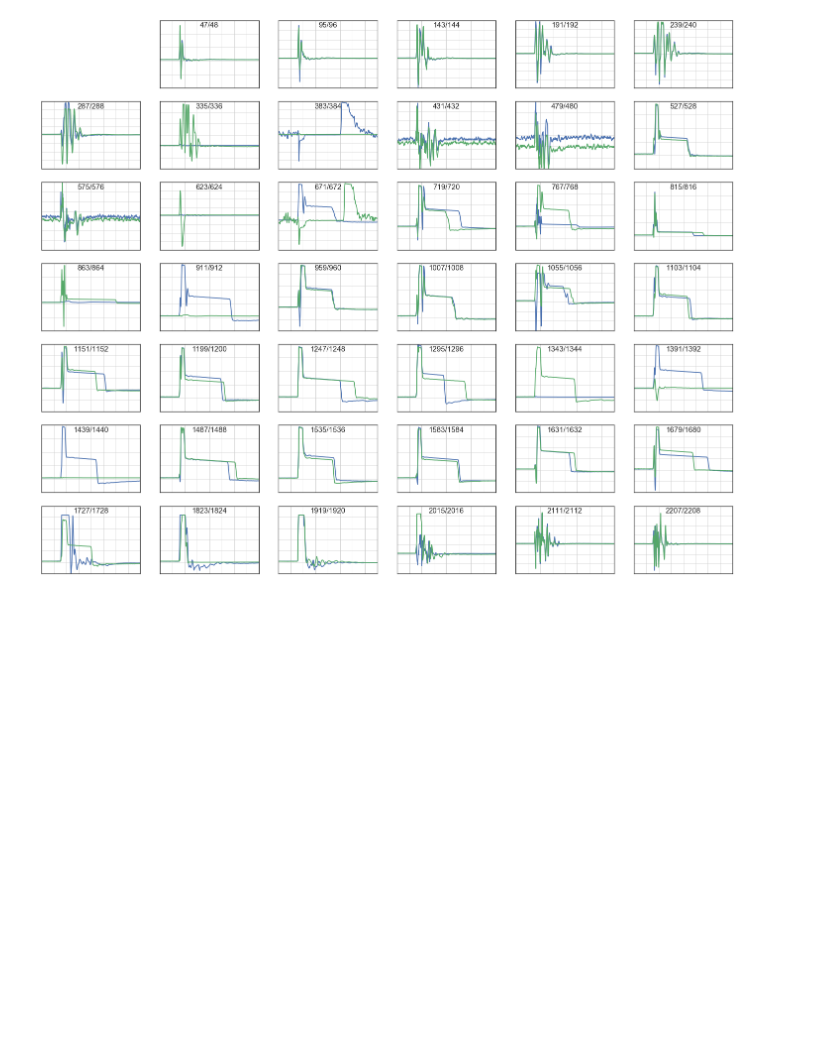
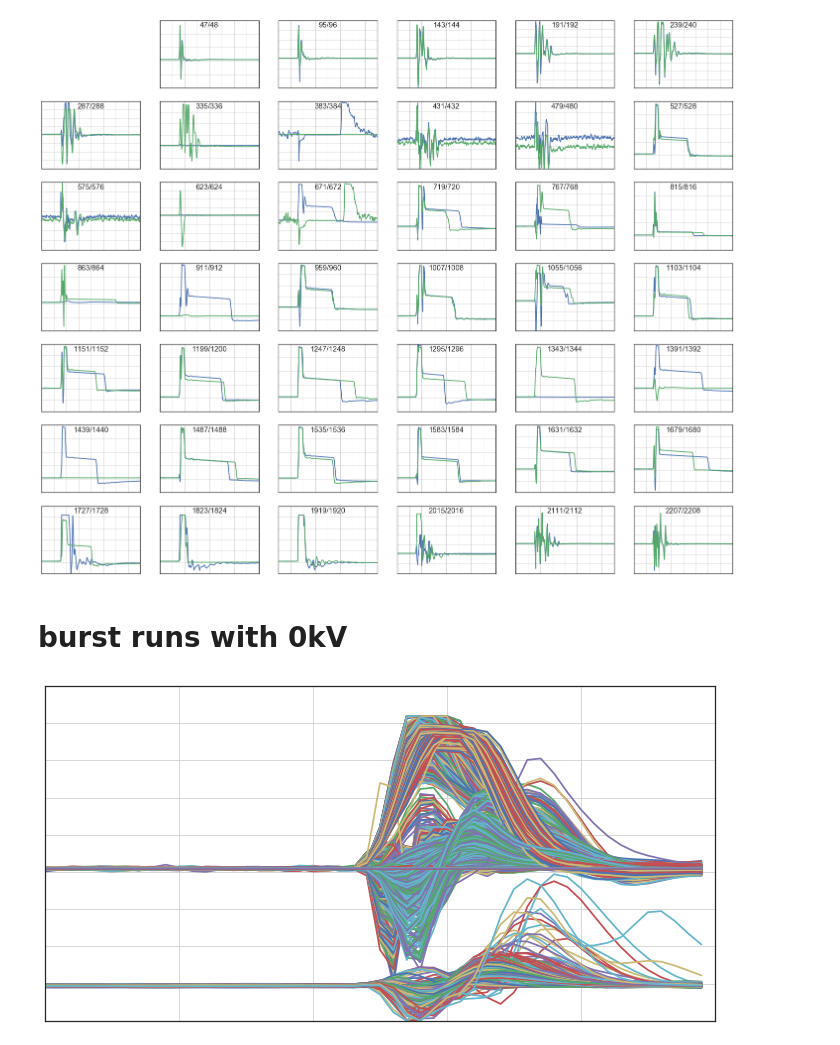
Before and after one commit to erezcoh4/operations, a Jupyter notebook: BurstNoiseCheck/notebooks/waveforms.ipynb, the cells around one changed output. Cells and saved outputs as stored; diff of their text form; code cells hidden in the pictures; blank space fills up the shorter version.

```diff
--- a/BurstNoiseCheck/notebooks/waveforms.ipynb
+++ b/BurstNoiseCheck/notebooks/waveforms.ipynb
@@ -60,3 +65,24 @@ for i in range(1,np.min([len(mb_set)-1,N*N])):
 # %% [output]
 7
 [figure]
+# %% [markdown]
+# burst runs with 0kV
+# %%
+histograms_file = ROOT.TFile('/Users/erezcohen/Desktop/uBoone/analysis/BurstNoiseCheckEvents/runs_0kV.root')
+# %%
+run , subrun , event = 9888 , 106 , 5329
+wire , t_min , t_max = 1 , 3750 , 3800
+title = 'r-%d/s-%d/e-%d wave-forms'%(run , subrun , event)
+# title = 'U plane'
+fig,ax=plt.subplots(figsize=(12,6))
+for wire in np.arange(0,2400,1):
+    h=hist2array(histograms_file.Get("h_wf_r%d_s%d_e%d_wire%d"%(run , subrun , event , wire)))
+    plt.plot(np.arange(t_min , t_max,1), h[t_min:t_max],label='wire %d'%wire)
+# set_axes(ax,x_label='time tick',y_label='ADC',fontsize=20)
+# ax.legend(bbox_to_anchor=(1.05, 1), loc=2, borderaxespad=0.,fontsize=15,ncol=2)
+ax.xaxis.set_major_formatter( NullFormatter() )
+ax.yaxis.set_major_formatter( NullFormatter() )
+ax.grid('--',alpha=0.75)
+# ax.set_title(title,y=1.02,fontsize=25)
+# %% [output]
+[figure, added]
```
Also changed, not shown: parts of 9 cells of this notebook, 1 other file.
